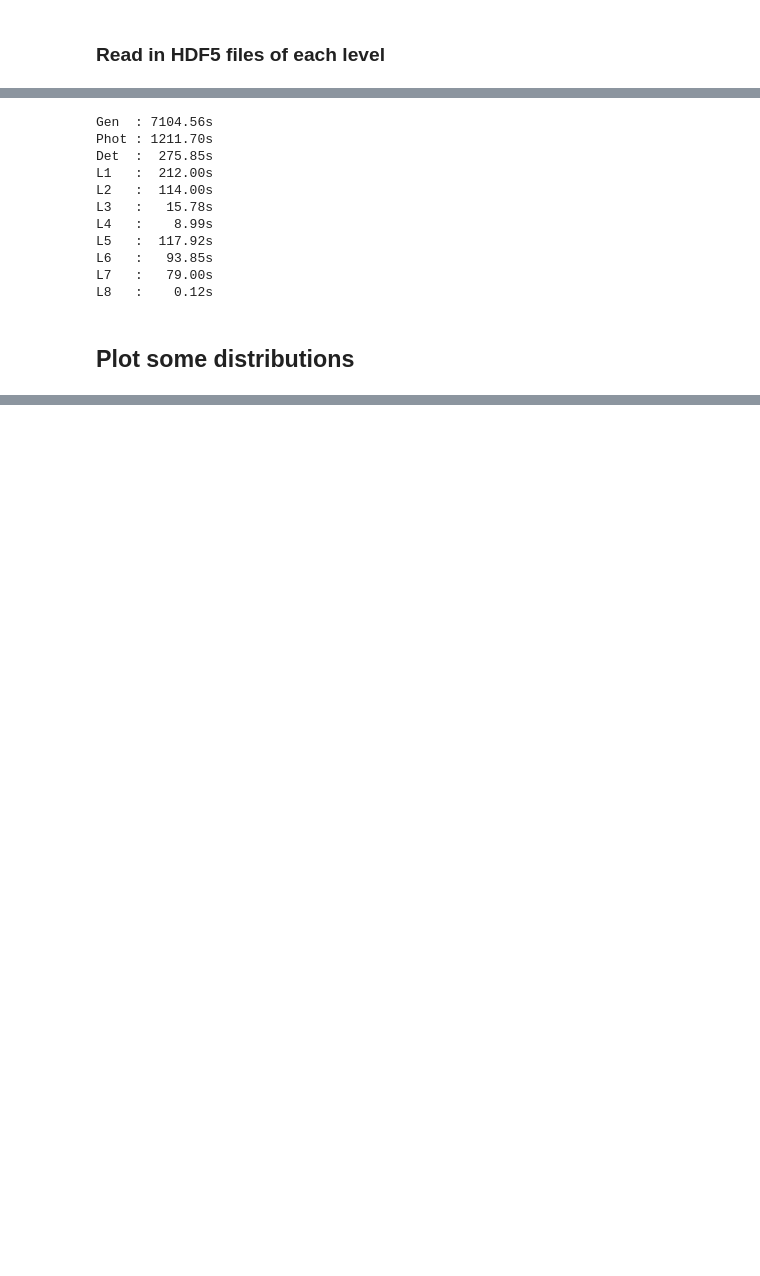
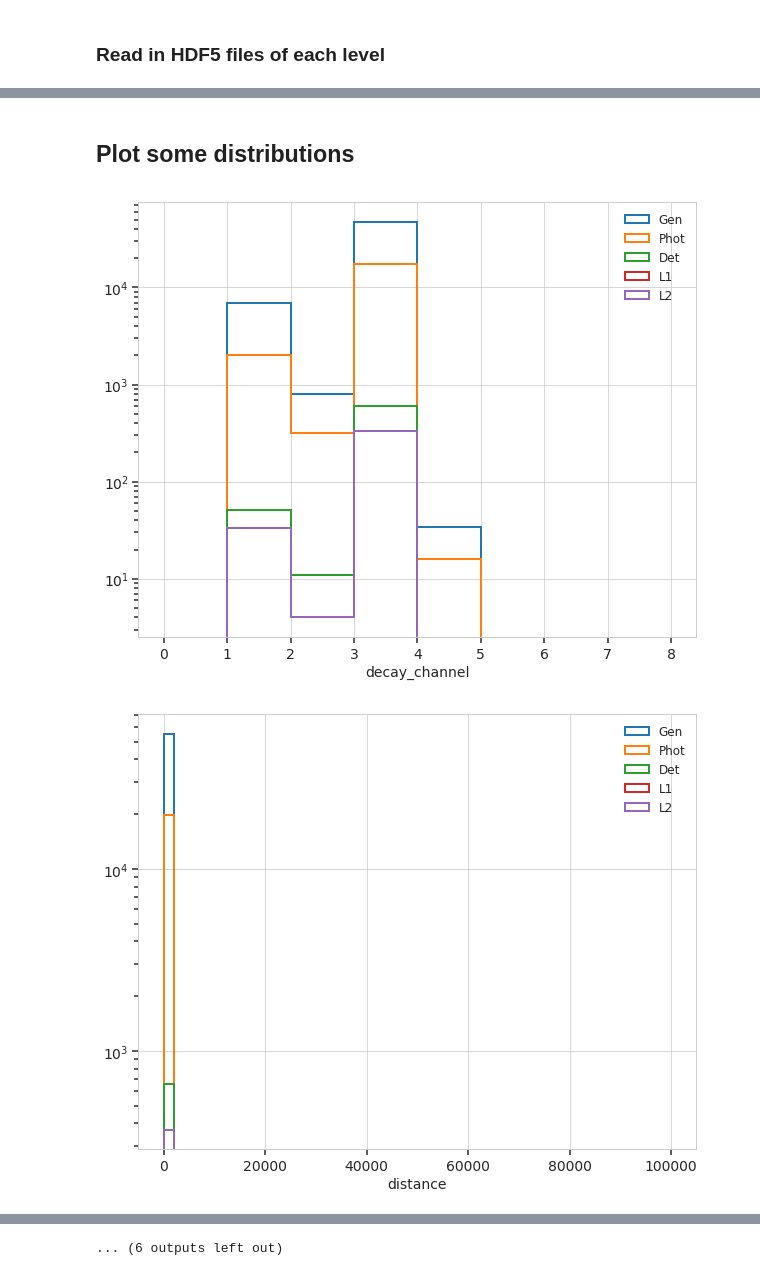
Before and after one commit to jybook/HNL_search_v2, a Jupyter notebook: notebooks/test_mc_production.ipynb, the cells around one changed output, grey strips where cells are left out. Saved outputs shown, nothing was run; the diff lists cells and outputs as text; code cells hidden in the pictures; blank space fills up the shorter version.

Commit message:
updates to plotting notebooks

```diff
--- a/notebooks/test_mc_production.ipynb
+++ b/notebooks/test_mc_production.ipynb
@@ -16,6 +16,6 @@ import matplotlib.pyplot as plt
 style_file = os.path.expandvars('$I3_SRC/LeptonInjector/python/hnl_mpl_plotstyle.mplstyle')
 plt.style.use(style_file)
 
-base_plot_dir = '/data/user/lfischer/plots_all/2022/12_test_mc_production'
+base_plot_dir = '/n/holylfs05/LABS/arguelles_delgado_lab/Lab/HNL_MC/plots/gen_verification'
 print(base_plot_dir)
 # %% [output]
@@ -24,7 +24,8 @@ print(base_plot_dir)
 ### Read in HDF5 files of each level
 # %%
 # define base path for this set
-sim_base_dir = '/data/ana/BSM/HNL/MC/190608'  # should work for any set
+# sim_base_dir = '/n/holylfs05/LABS/arguelles_delgado_lab/Lab/HNL_MC/190200'  # should work for any set
+sim_base_dir = '/n/holylfs05/LABS/arguelles_delgado_lab/Everyone/jbook/test_weighted'  # should work for any set
 
 levels = [
     'Gen',
@@ -32,12 +33,12 @@ levels = [
     'Det',
     'L1',
     'L2',
-    'L3',
-    'L4',
-    'L5',
-    'L6',
-    'L7',
-    'L8',
+#     'L3',
+#     'L4',
+#     'L5',
+#     'L6',
+#     'L7',
+#     'L8',
 ]
 
 # dict for infilepaths
@@ -48,7 +49,7 @@ for key, item in infiles.items():
 #     print(key)
 
     item.extend(
-        glob.glob(os.path.join(sim_base_dir, '{}/*/*.hdf5'.format(key)))  # for Gen/Phot
+        glob.glob(os.path.join(sim_base_dir, '{}/*.hdf5'.format(key)))  # for Gen/Phot
     )
     item.extend(
         glob.glob(os.path.join(sim_base_dir, '{}/*/*/*.hdf5'.format(key)))  # for Det/L1/L2/L3/L4/L5
@@ -57,4 +58,4 @@ for key, item in infiles.items():
 #     print(item)
 #     break
 
-# print(infiles)
+print(infiles)
@@ -121,12 +123,12 @@ keys_to_extract = [
 ]
 # %%
-# read in the hdffiles and store the dataframes
+# read in the hdffiles and store the dataframes (only need to run this once, and then you can access the feather file directly)
 level_data = OrderedDict()
 
 for key, item in infiles.items():
     print(key)
 
-    level_data[key] = hdf5_to_feather(item, keys=keys_to_extract)
+    level_data[key] = hdf5_to_feather(item, '/n/holylfs05/LABS/arguelles_delgado_lab/Lab/HNL_MC/feather/'+key, keys=keys_to_extract)
 
 #     break
 # %% [output]
@@ -179,20 +274,3 @@ times = [
-# %%
-# Time per level
-
-for key, time in zip(level_data.keys(), times):
-    print('{:5}: {:7.2f}s'.format(key, time))
-# %% [output]
-Gen  : 7104.56s
-Phot : 1211.70s
-Det  :  275.85s
-L1   :  212.00s
-L2   :  114.00s
-L3   :   15.78s
-L4   :    8.99s
-L5   :  117.92s
-L6   :   93.85s
-L7   :   79.00s
-L8   :    0.12s
 # %% [markdown]
 ## Plot some distributions
 # %%
@@ -302,34 +380,36 @@ for key in keys_to_extract:
             n,b,p = ax.hist(
                 data[not_nan],
                 bins=plot_bins[key],
                 lw=2.,
                 histtype='step',
                 label=level,
                 )
         else:
             n,b,p = ax.hist(
                 data[not_nan],
                 bins=50,
                 lw=2.,
                 histtype='step',
                 label=level,
                 )
 
         first_set = False
-        break
+     #   break
 
 
     ax.set_xlabel(key)
     ax.set_yscale('log')
 
     ax.legend()
 
-#     plot_name = '{}_190608_check_processing.png'.format(key)
-    plot_name = '{}_190608_Gen_check_processing.png'.format(key)
+    plot_name = '{}_190200_Gen_check_processing.png'.format(key)
 
     plot_path = os.path.join(base_plot_dir, plot_name)
 
-    print(plot_path)
+#    print(plot_path)
 #     fig.savefig(plot_path, dpi=300)
 
 #     break
+# %% [output]
+[figure, added]
+[figure, added]
@@ -335,0 +426 @@ for key in keys_to_extract:
+... (6 outputs left out)
```
Also changed, not shown: parts of 14 cells of this notebook, 3 other files.
